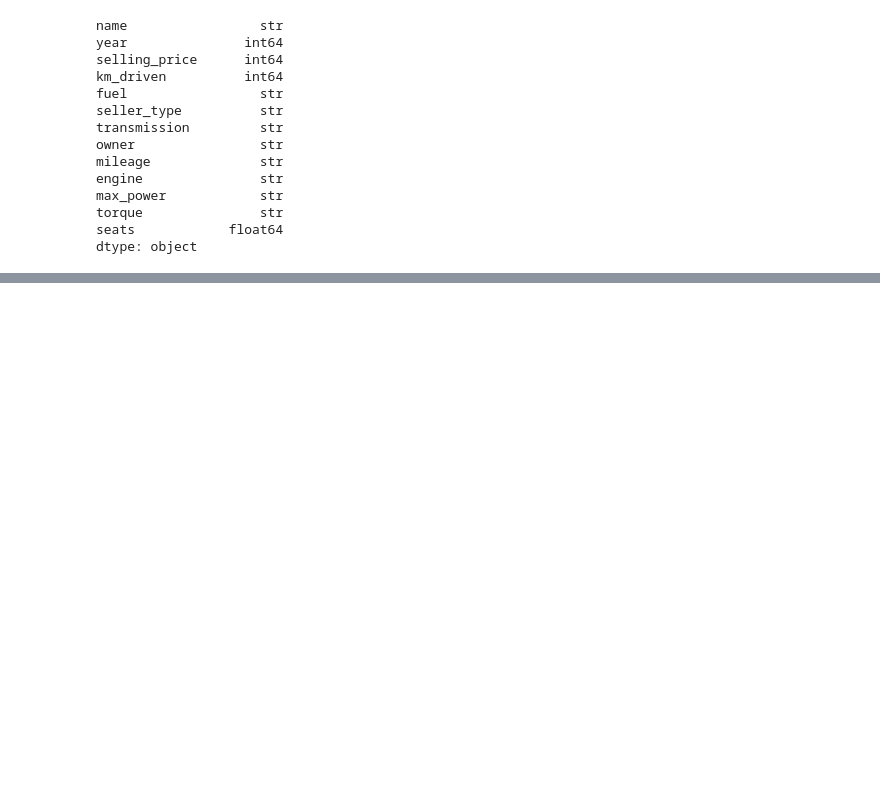
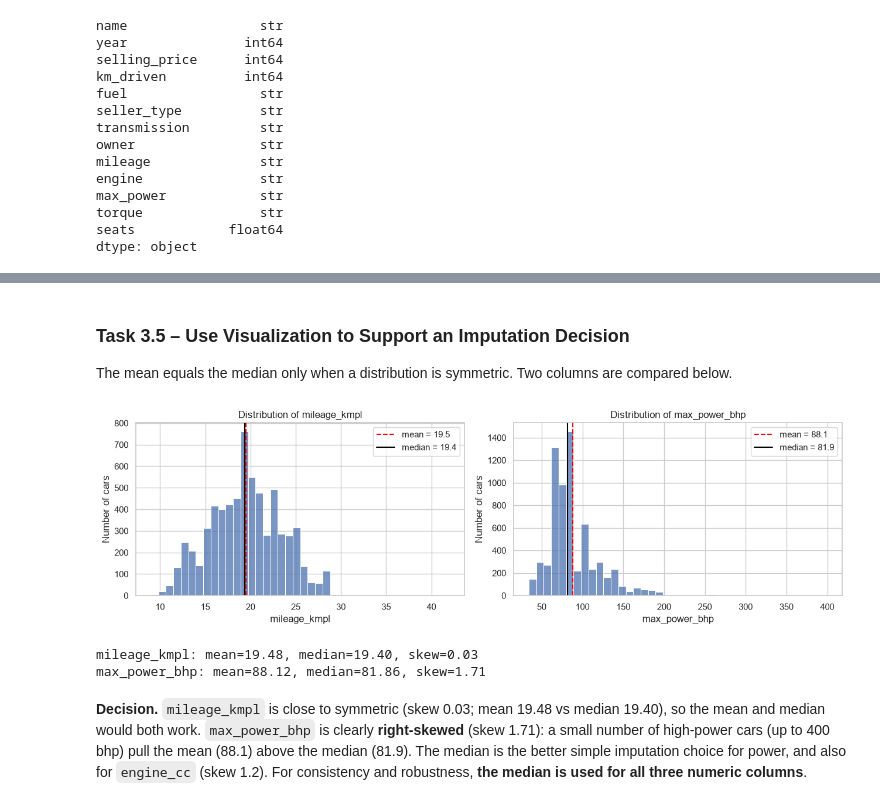
Before and after one commit to DavisenV/PROG8245-Lab2-Tidying_Cleaning_Imputation_Outlier-Detection, a Jupyter notebook: src/car_section.ipynb, the cells around one changed output, grey strips where cells are left out. Cells and saved outputs as stored; diff of their text form; code cells hidden in the pictures; blank space fills up the shorter version.

Commit message:
Section 3: cleaning, imputation, EDA, hypothesis test, regression and reflection

```diff
--- a/src/car_section.ipynb
+++ b/src/car_section.ipynb
@@ -84,0 +132,9 @@ cars_raw.tail()
+# %%
+# Strip the units and convert to float. The unit moves into the column name so it isn't lost.
+cars["mileage_kmpl"] = extract_number(cars["mileage"])
+cars["engine_cc"] = extract_number(cars["engine"])
+cars["max_power_bhp"] = extract_number(cars["max_power"])
+
+# torque mixes units (Nm vs kgm) and rpm ranges, so it is dropped. Parsing it is out of scope for this lab.
+cars = cars.drop(columns=["mileage", "engine", "max_power", "torque"])
+cars.dtypes
@@ -84,0 +155,4 @@ cars_raw.tail()
+# %%
+# Physically impossible values
+num_cols = ["mileage_kmpl", "engine_cc", "max_power_bhp"]
+(cars[num_cols] == 0).sum()
@@ -84,0 +164,3 @@ cars_raw.tail()
+# %%
+cars[num_cols] = cars[num_cols].replace(0, np.nan)
+missing_report(cars)
@@ -84,0 +216,3 @@ cars_raw.tail()
+# %%
+cars = cars.drop_duplicates().reset_index(drop=True)
+print(cars.shape, "| duplicates remaining:", cars.duplicated().sum())
@@ -84,0 +280,25 @@ cars_raw.tail()
+# %% [markdown]
+### **Task 3.5 – Use Visualization to Support an Imputation Decision**
+
+The mean equals the median only when a distribution is symmetric. Two columns are compared below.
+# %%
+fig, axes = plt.subplots(1, 2, figsize=(13, 4))
+for ax, col in zip(axes, ["mileage_kmpl", "max_power_bhp"]):
+    values = cars[col].dropna()
+    sns.histplot(values, bins=40, ax=ax)
+    ax.axvline(values.mean(), color="red", linestyle="--", label=f"mean = {values.mean():.1f}")
+    ax.axvline(values.median(), color="black", label=f"median = {values.median():.1f}")
+    ax.set(title=f"Distribution of {col}", xlabel=col, ylabel="Number of cars")
+    ax.legend()
+plt.tight_layout()
+plt.show()
+# %% [output]
+[figure, added]
+# %%
+for col in ["mileage_kmpl", "max_power_bhp"]:
+    print(f"{col}: mean={cars[col].mean():.2f}, median={cars[col].median():.2f}, skew={cars[col].skew():.2f}")
+# %% [output]
+mileage_kmpl: mean=19.48, median=19.40, skew=0.03
+max_power_bhp: mean=88.12, median=81.86, skew=1.71
+# %% [markdown]
+**Decision.** `mileage_kmpl` is close to symmetric (skew 0.03; mean 19.48 vs median 19.40), so the mean and median would both work. `max_power_bhp` is clearly **right-skewed** (skew 1.71): a small number of high-power cars (up to 400 bhp) pull the mean (88.1) above the median (81.9). The median is the better simple imputation choice for power, and also for `engine_cc` (skew 1.2). For consistency and robustness, **the median is used for all three numeric columns**.
```
Also changed, not shown: parts of 61 cells of this notebook.
